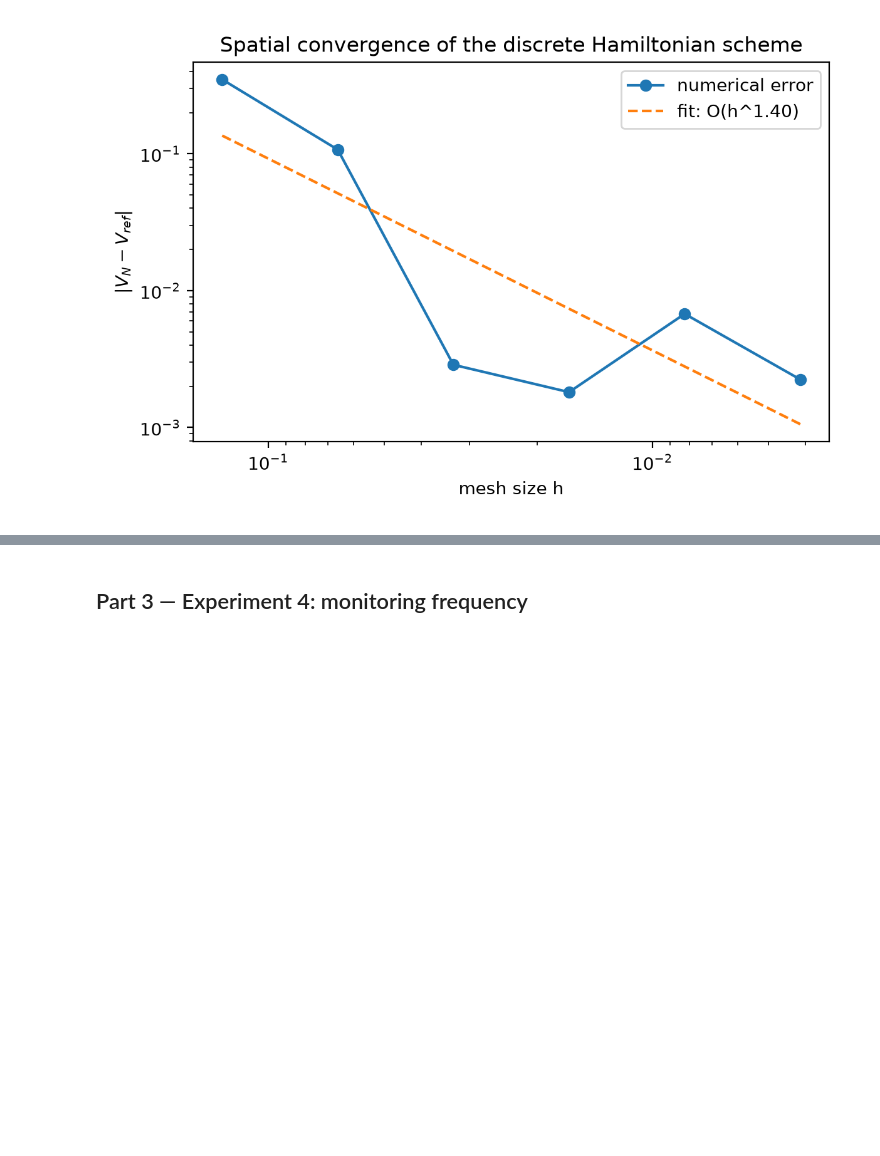
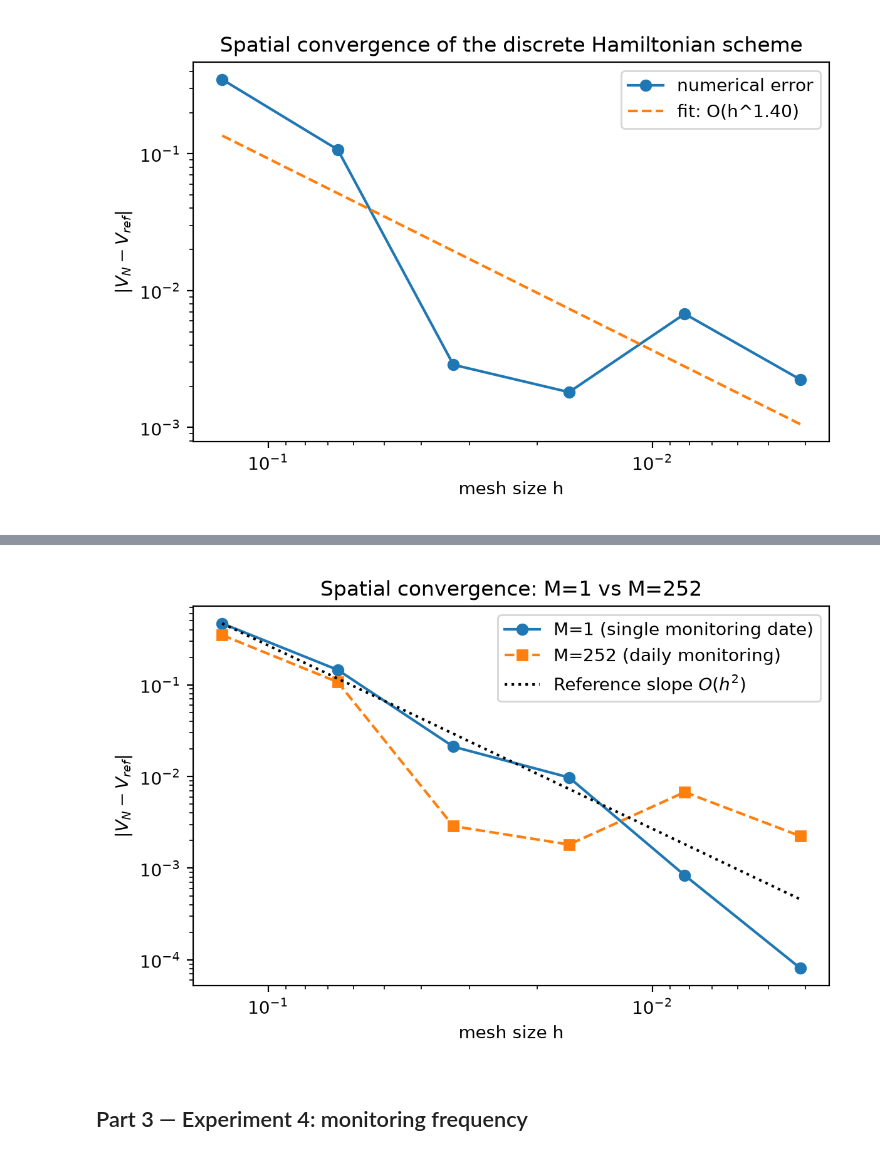
Before and after one commit to GuillaumeMelisAxis/Quantum_pricing, a Jupyter notebook: Down-and-Out options/numerical_study_2.ipynb, the cells around one changed output, grey strips where cells are left out. Drawn from its saved outputs; the diff is of its cells as text; code cells hidden in the pictures; blank space fills up the shorter version.

```diff
--- a/Down-and-Out options/numerical_study_2.ipynb
+++ b/Down-and-Out options/numerical_study_2.ipynb
@@ -90,3 +109,7 @@ Estimated convergence order p = 1.4014 (expected p ~ 2)
+# %%
+Image('figures/experiment3b_M1_vs_daily_convergence.png')
+# %% [output]
+[figure, added]
 # %% [markdown]
 ## Part 3 — Experiment 4: monitoring frequency
 # %%
```
Also changed, not shown: parts of 4 cells of this notebook, 2 other files.
